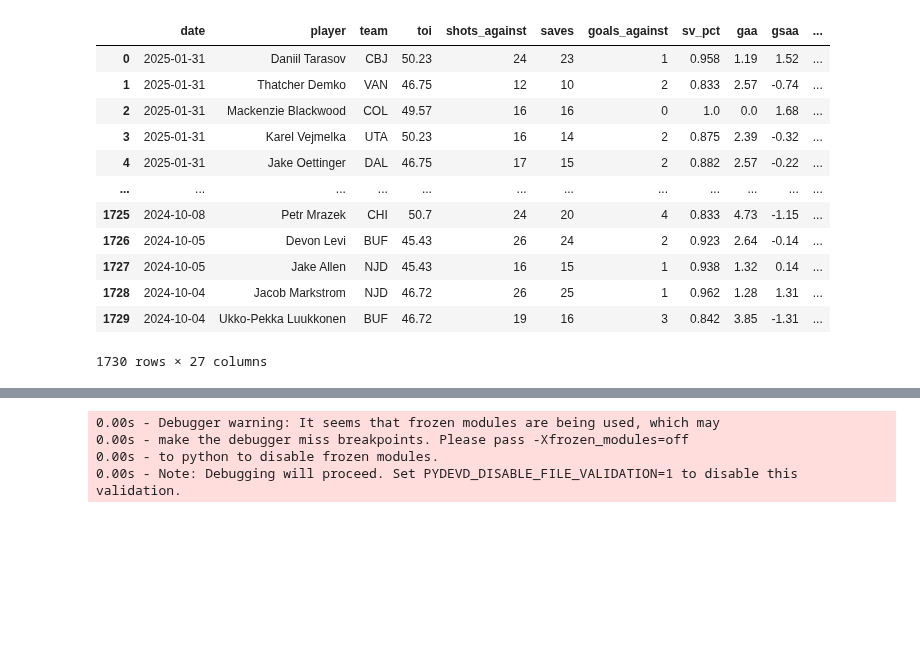
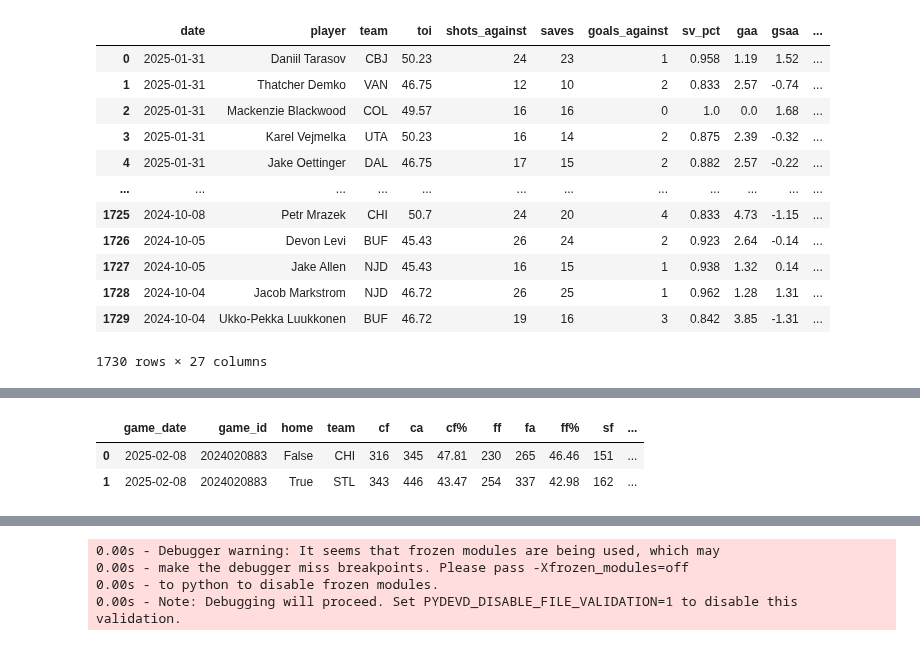
Before and after one commit to bwista/accurateshothelper, a Jupyter notebook: notebooks/goalie_eda.ipynb, the cells around one changed output, grey strips where cells are left out. Saved outputs shown, nothing was run; the diff lists cells and outputs as text; code cells hidden in the pictures; blank space fills up the shorter version.

```diff
--- a/notebooks/goalie_eda.ipynb
+++ b/notebooks/goalie_eda.ipynb
@@ -197,7 +197,7 @@ def get_pregame_matchup_stats(input_date: str, team: str, last_n: int=None, team
         opponent_team_tricode = None
         side = None
 
-        # Step 4: Identify the game_id involving the specified team
+         # Step 4: Identify the game_id involving the specified team
         for gid, gdate in zip(game_ids, game_dates):
             print(f"Checking Game ID: {gid} on Date: {gdate}")
             boxscore = get_game_boxscore(gid, clean=True)
@@ -210,12 +210,18 @@ def get_pregame_matchup_stats(input_date: str, team: str, last_n: int=None, team
                 game_id = gid
                 side = 'A'
                 print(f"Team {team} found as Away Team in Game ID {gid}. Opponent TriCode: {opponent_team_tricode}")
+                # Check back-to-back status for both teams
+                _, team_b2b = get_most_recent_game_id(team, input_date)
+                _, opponent_b2b = get_most_recent_game_id(opponent_team_tricode, input_date)
                 break
             elif team.upper() == home_team.upper():
                 opponent_team_tricode = away_team.upper()
                 game_id = gid
                 side = 'H'
                 print(f"Team {team} found as Home Team in Game ID {gid}. Opponent TriCode: {opponent_team_tricode}")
+                # Check back-to-back status for both teams
+                _, team_b2b = get_most_recent_game_id(team, input_date)
+                _, opponent_b2b = get_most_recent_game_id(opponent_team_tricode, input_date)
                 break
 
         if not game_id or not opponent_team_tricode:
@@ -267,6 +273,8 @@ def get_pregame_matchup_stats(input_date: str, team: str, last_n: int=None, team
         matchup_df['home'] = [side == 'H', side == 'A']
         matchup_df['game_id'] = game_id
         matchup_df['game_date'] = input_date
+        matchup_df['b2b'] = [team_b2b, opponent_b2b]  # First row has team's b2b, second row has opponent's b2b
+        matchup_df['opp_b2b'] = [opponent_b2b, team_b2b]  # First row has opponent's b2b, second row has team's b2b
 
         # Convert team names to tricodes
         matchup_df['team'] = [team, opponent_team_tricode]
@@ -352,6 +360,6 @@ def get_pregame_matchup_stats(input_date: str, team: str, last_n: int=None, team
         return None
 
 # # Example usage of the process_team_and_opponent function
-# input_date = '2024-10-04'
-# team = 'WPG'  # Example team code
-# matchup_data = get_pregame_matchup_stats(input_date, team, last_n=14)
+input_date = '2025-02-08'
+team = 'CHI'  # Example team code
+matchup_data = get_pregame_matchup_stats(input_date, team, last_n=14)
@@ -360,3 +386,9 @@ def get_pregame_matchup_stats(input_date: str, team: str, last_n: int=None, team
+# %%
+matchup_data
+# %% [output]
+|  | game_date | game_id | home | team | cf | ca | cf% | ff | fa | ff% | sf | ... |
+| 0 | 2025-02-08 | 2024020883 | False | CHI | 316 | 345 | 47.81 | 230 | 265 | 46.46 | 151 | ... |
+| 1 | 2025-02-08 | 2024020883 | True | STL | 343 | 446 | 43.47 | 254 | 337 | 42.98 | 162 | ... |
 # %%
 def calculate_goalie_rolling_stats(df, player_name: str, window_size: int = 10, date: str = None):
     """Create rolling averages and statistics for a specific goalie
```
Also changed, not shown: parts of 9 cells of this notebook.
